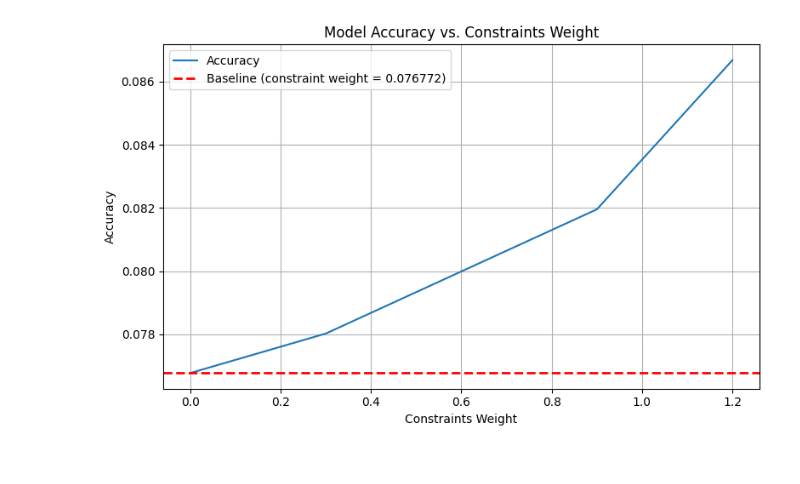
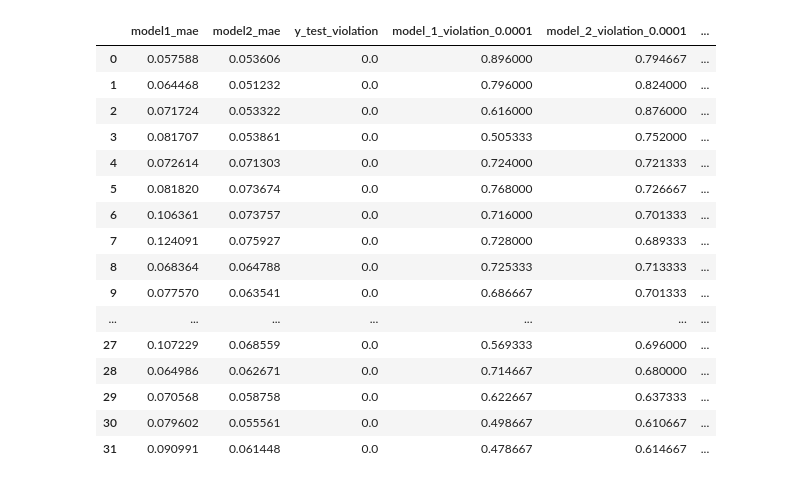
Before and after one commit to mikl123/DRL_DGM, a Jupyter notebook: neuro_symbolic_approaches_test.ipynb, the cells around one changed output. Drawn from its saved outputs; the diff is of its cells as text; code cells hidden in the pictures.

```diff
--- a/neuro_symbolic_approaches_test.ipynb
+++ b/neuro_symbolic_approaches_test.ipynb
@@ -346,42 +47,23 @@ plt.show()
-# %%
-import matplotlib.pyplot as plt
-
-grouped = (
-    df.groupby("constraints_weight")
-      .agg(
-          hamming=("model1_hamming", "mean"),
-          accuracy=("model1_accuracy", "mean"),
-          violations=("model_1_violation", "mean"),
-      )
-      .reset_index()
-)
-
-# Get accuracy at constraints_weight = 0
-baseline_acc = grouped.loc[
-    grouped["constraints_weight"] == 0, "hamming"
-].iloc[0]
-
-plt.figure(figsize=(8, 5))
-plt.plot(grouped["constraints_weight"], grouped["hamming"], label="Accuracy")
-
-# Horizontal baseline line
-plt.axhline(
-    y=baseline_acc,
-    color="red",
-    linestyle="--",
-    linewidth=2,
-    label=f"Baseline (constraint weight = {baseline_acc:3f})"
-)
-
-plt.xlabel("Constraints Weight")
-plt.ylabel("Accuracy")
-plt.title("Model Accuracy vs. Constraints Weight")
-plt.legend()
-plt.grid(True)
-plt.tight_layout()
-plt.show()
-# %% [output]
-[figure, removed]
+# %%
+df
+# %% [output]
+|  | model1_mae | model2_mae | y_test_violation | model_1_violation_0.0001 | model_2_violation_0.0001 | ... |
+| 0 | 0.057588 | 0.053606 | 0.0 | 0.896000 | 0.794667 | ... |
+| 1 | 0.064468 | 0.051232 | 0.0 | 0.796000 | 0.824000 | ... |
+| 2 | 0.071724 | 0.053322 | 0.0 | 0.616000 | 0.876000 | ... |
+| 3 | 0.081707 | 0.053861 | 0.0 | 0.505333 | 0.752000 | ... |
+| 4 | 0.072614 | 0.071303 | 0.0 | 0.724000 | 0.721333 | ... |
+| 5 | 0.081820 | 0.073674 | 0.0 | 0.768000 | 0.726667 | ... |
+| 6 | 0.106361 | 0.073757 | 0.0 | 0.716000 | 0.701333 | ... |
+| 7 | 0.124091 | 0.075927 | 0.0 | 0.728000 | 0.689333 | ... |
+| 8 | 0.068364 | 0.064788 | 0.0 | 0.725333 | 0.713333 | ... |
+| 9 | 0.077570 | 0.063541 | 0.0 | 0.686667 | 0.701333 | ... |
+| ... | ... | ... | ... | ... | ... | ... |
+| 27 | 0.107229 | 0.068559 | 0.0 | 0.569333 | 0.696000 | ... |
+| 28 | 0.064986 | 0.062671 | 0.0 | 0.714667 | 0.680000 | ... |
+| 29 | 0.070568 | 0.058758 | 0.0 | 0.622667 | 0.637333 | ... |
+| 30 | 0.079602 | 0.055561 | 0.0 | 0.498667 | 0.610667 | ... |
+| 31 | 0.090991 | 0.061448 | 0.0 | 0.478667 | 0.614667 | ... |
 # %%
 import matplotlib.pyplot as plt
 
```
Also changed, not shown: parts of 23 cells of this notebook, 26 other files.
